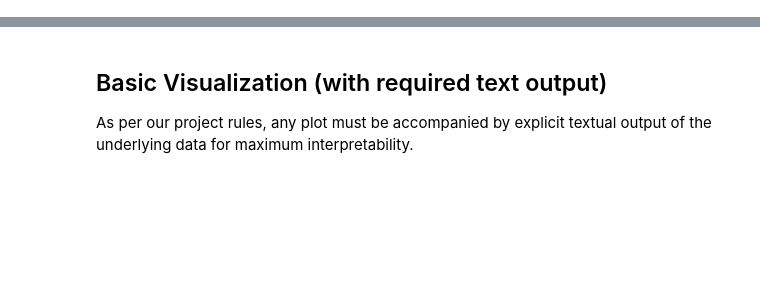
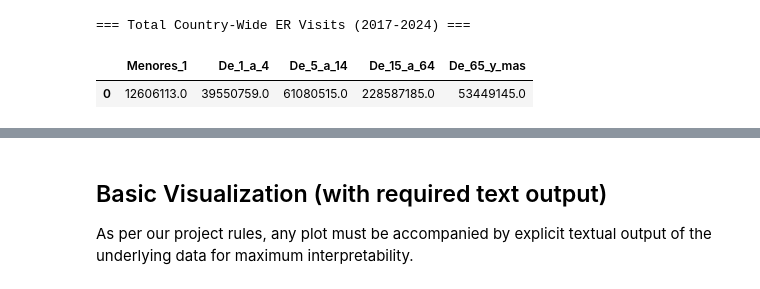
Before and after one commit to RicketyMajor/vitalflow, a Jupyter notebook: notebooks/01_data_exploration.ipynb, the cells around one changed output, grey strips where cells are left out. Drawn from its saved outputs; the diff is of its cells as text; code cells hidden in the pictures; blank space fills up the shorter version.

```diff
--- a/notebooks/01_data_exploration.ipynb
+++ b/notebooks/01_data_exploration.ipynb
@@ -97,0 +5,23 @@ Matches found in Hospital Catalog using CodigoAntiguo: 21
+# %%
+import duckdb
+import pandas as pd
+import matplotlib.pyplot as plt
+
+# 1. Query the whole dataset using DuckDB
+print("=== Total Country-Wide ER Visits (2017-2024) ===")
+
+query_total = """
+SELECT
+    SUM(Menores_1) as Menores_1,
+    SUM(De_1_a_4) as De_1_a_4,
+    SUM(De_5_a_14) as De_5_a_14,
+    SUM(De_15_a_64) as De_15_a_64,
+    SUM(De_65_y_mas) as De_65_y_mas
+FROM read_parquet('../data/processed/urgencias_parquet/*.parquet')
+"""
+df_totals = duckdb.query(query_total).df()
+display(df_totals)
+# %% [output]
+=== Total Country-Wide ER Visits (2017-2024) ===
+|  | Menores_1 | De_1_a_4 | De_5_a_14 | De_15_a_64 | De_65_y_mas |
+| 0 | 12606113.0 | 39550759.0 | 61080515.0 | 228587185.0 | 53449145.0 |
```
Also changed, not shown: parts of 8 cells of this notebook, 2 other files.
